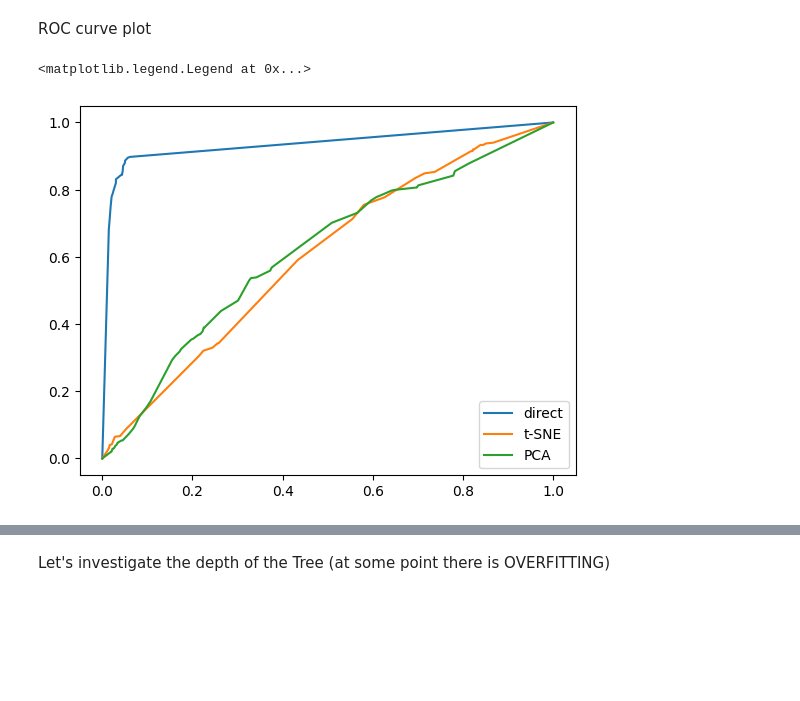
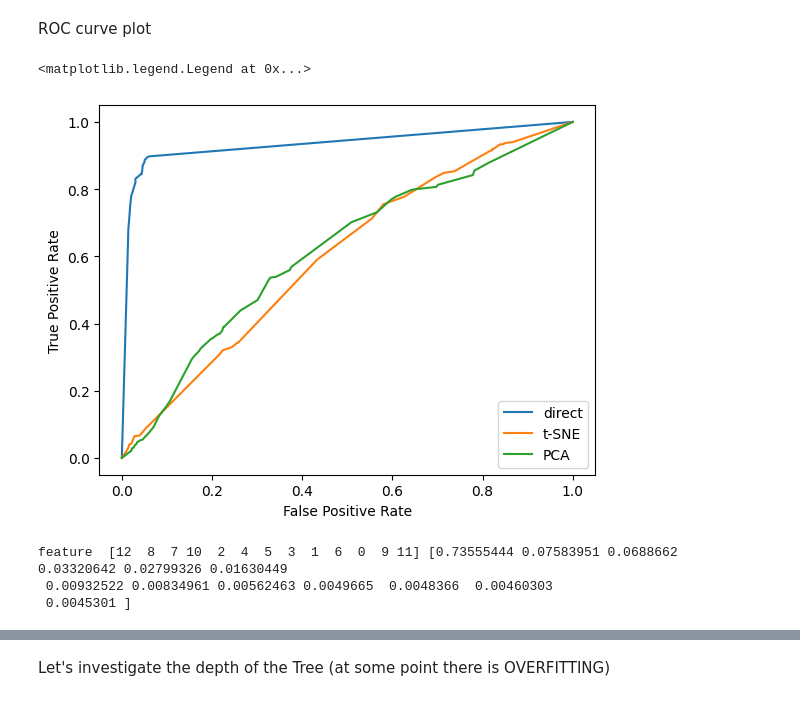
Before and after one commit to Sofiadossena/astrostatistics_bicocca_2025, a Jupyter notebook: working/20_GWdetection.ipynb, the cells around one changed output, grey strips where cells are left out. Cells and saved outputs as stored; diff of their text form; code cells hidden in the pictures; blank space fills up the shorter version.

```diff
--- a/working/20_GWdetection.ipynb
+++ b/working/20_GWdetection.ipynb
@@ -106,17 +106,28 @@ ROC curve plot
 # %%
 
 y_prob = clf.predict_proba(X_test)[:,1]
 
 y_prob_tsne = clf_tsne.predict_proba(X_test_tsne)[:,1]
 y_prob_pca = clf_pca.predict_proba(X_test_pca)[:,1]
 fpr, tpr, thresholds = sklearn.metrics.roc_curve(y_test, y_prob)
 fpr_tsne, tpr_tsne, thresholds_tsne = sklearn.metrics.roc_curve(y_test_tsne, y_prob_tsne)
 fpr_pca, tpr_pca, thresholds_pca = sklearn.metrics.roc_curve(y_test_pca, y_prob_pca)
 
 plt.plot(fpr, tpr, label='direct');
 plt.plot(fpr_tsne, tpr_tsne, label='t-SNE')
 plt.plot(fpr_pca, tpr_pca, label='PCA');
+plt.xlabel('False Positive Rate')
+plt.ylabel('True Positive Rate')
 plt.legend()
 # %% [output]
 <matplotlib.legend.Legend at 0x...>
-[figure, old version]
+[figure, new version]
+# %%
+#Maybe some feature are not important, let's check the feature importance
+importances = clf.feature_importances_
+features_importance = np.argsort(importances)[::-1]             # Rank importances (highest to lowest)
+print("feature ", features_importance, importances[features_importance])
+# %% [output]
+feature  [12  8  7 10  2  4  5  3  1  6  0  9 11] [0.73555444 0.07583951 0.0688662  0.03320642 0.02799326 0.01630449
+ 0.00932522 0.00834961 0.00562463 0.0049665  0.0048366  0.00460303
+ 0.0045301 ]
```
Also changed, not shown: parts of 6 cells of this notebook.
